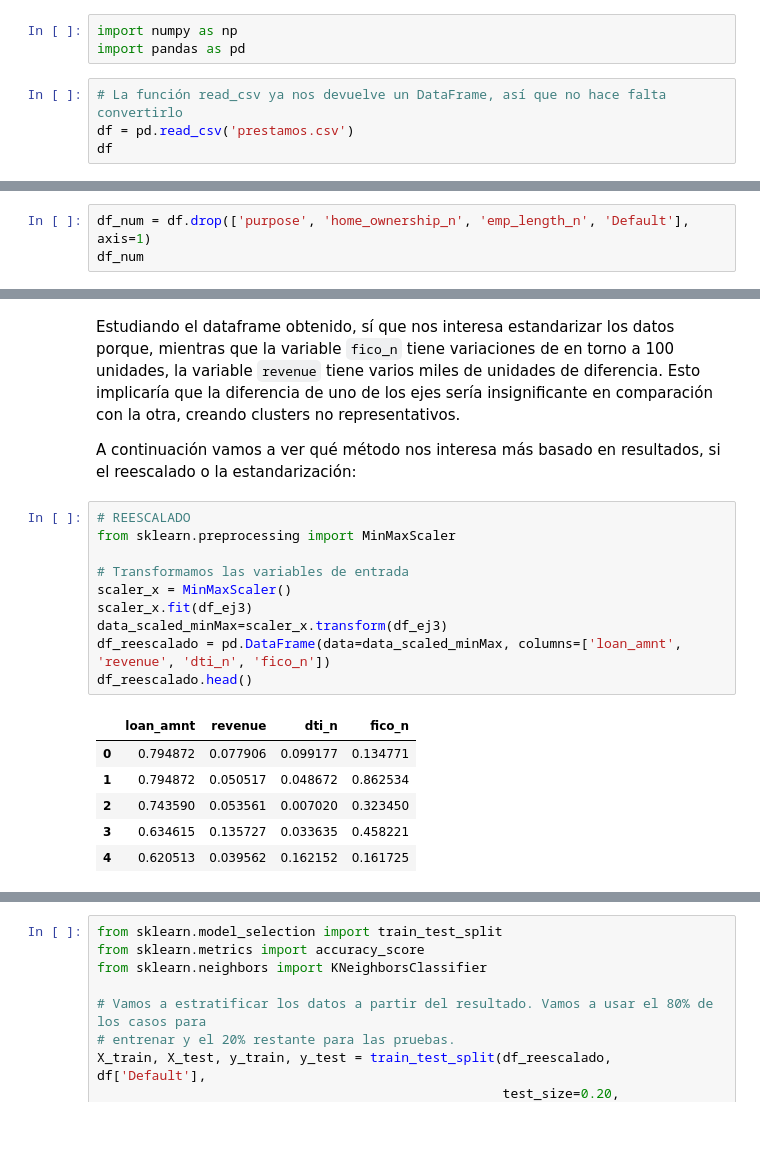
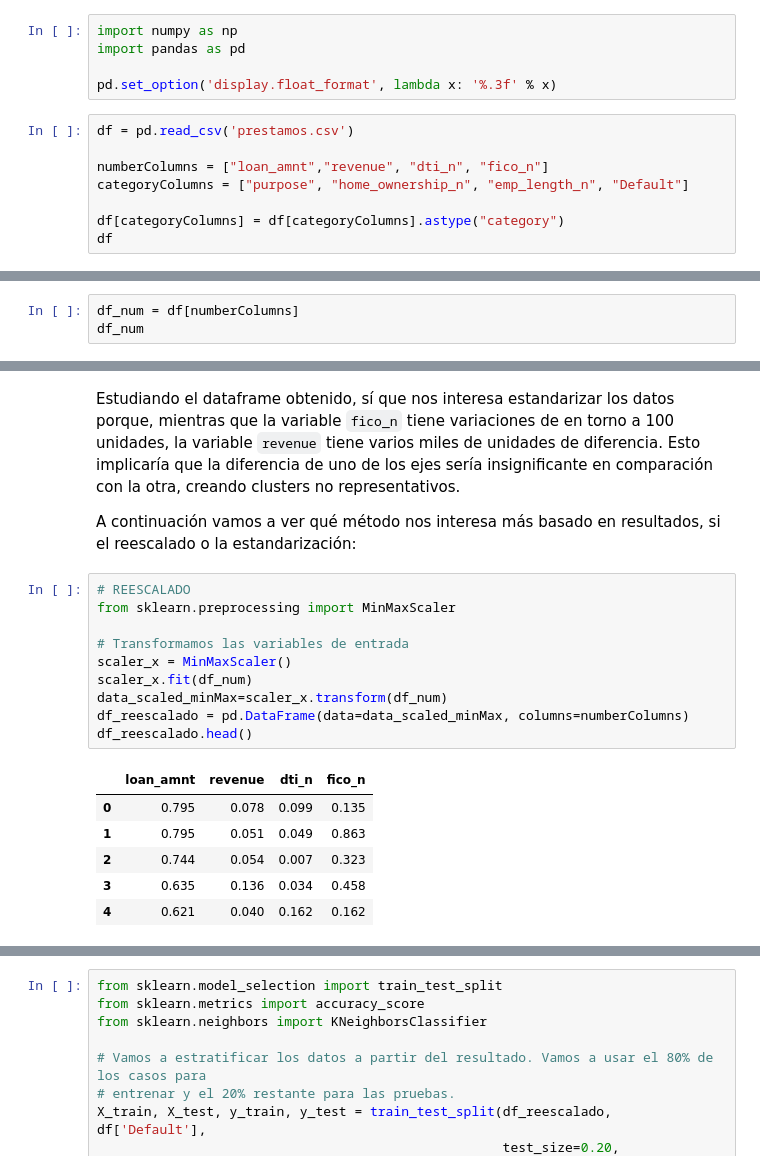
Before and after one commit to mario-sanz/IA2-Practicas, a Jupyter notebook: Lab1/P1_clustering.ipynb, the cells around one changed output, grey strips where cells are left out. Saved outputs shown, nothing was run; the diff lists cells and outputs as text; blank space fills up the shorter version.

```diff
--- a/Lab1/P1_clustering.ipynb
+++ b/Lab1/P1_clustering.ipynb
@@ -47,9 +47,15 @@ Como pandas no tiene forma de saber que las variables `home_ownership_n`, `purpo
 # %%
 import numpy as np
 import pandas as pd
+
+pd.set_option('display.float_format', lambda x: '%.3f' % x)
 # %%
-# La función read_csv ya nos devuelve un DataFrame, así que no hace falta convertirlo
 df = pd.read_csv('prestamos.csv')
+
+numberColumns = ["loan_amnt","revenue", "dti_n", "fico_n"]
+categoryColumns = ["purpose", "home_ownership_n", "emp_length_n", "Default"]
+
+df[categoryColumns] = df[categoryColumns].astype("category")
 df
 # %% [output]
 |  | loan_amnt | purpose | revenue | dti_n | fico_n | home_ownership_n | emp_length_n | Default |
@@ -68,7 +74,7 @@ df
 # %% [markdown]
 Del dataframe anterior, vamos a crear dos dataframes nuevos: uno que solo tenga variables numéricas y otro que solo tenga variables categóricas.
 # %%
-df_num = df.drop(['purpose', 'home_ownership_n', 'emp_length_n', 'Default'], axis=1)
+df_num = df[numberColumns]
 df_num
 # %% [output]
 |  | loan_amnt | revenue | dti_n | fico_n |
@@ -282,20 +352,20 @@ A continuación vamos a ver qué método nos interesa más basado en resultados,
 # %%
 # REESCALADO
 from sklearn.preprocessing import MinMaxScaler
 
 # Transformamos las variables de entrada
 scaler_x = MinMaxScaler()
-scaler_x.fit(df_ej3)
-data_scaled_minMax=scaler_x.transform(df_ej3)
-df_reescalado = pd.DataFrame(data=data_scaled_minMax, columns=['loan_amnt', 'revenue', 'dti_n', 'fico_n'])
+scaler_x.fit(df_num)
+data_scaled_minMax=scaler_x.transform(df_num)
+df_reescalado = pd.DataFrame(data=data_scaled_minMax, columns=numberColumns)
 df_reescalado.head()
 # %% [output]
 |  | loan_amnt | revenue | dti_n | fico_n |
-| 0 | 0.794872 | 0.077906 | 0.099177 | 0.134771 |
-| 1 | 0.794872 | 0.050517 | 0.048672 | 0.862534 |
-| 2 | 0.743590 | 0.053561 | 0.007020 | 0.323450 |
-| 3 | 0.634615 | 0.135727 | 0.033635 | 0.458221 |
-| 4 | 0.620513 | 0.039562 | 0.162152 | 0.161725 |
+| 0 | 0.795 | 0.078 | 0.099 | 0.135 |
+| 1 | 0.795 | 0.051 | 0.049 | 0.863 |
+| 2 | 0.744 | 0.054 | 0.007 | 0.323 |
+| 3 | 0.635 | 0.136 | 0.034 | 0.458 |
+| 4 | 0.621 | 0.040 | 0.162 | 0.162 |
 # %%
 #ESTANDARIZACION
 from sklearn.preprocessing import StandardScaler
```
Also changed, not shown: parts of 56 cells of this notebook, 2 other files.
